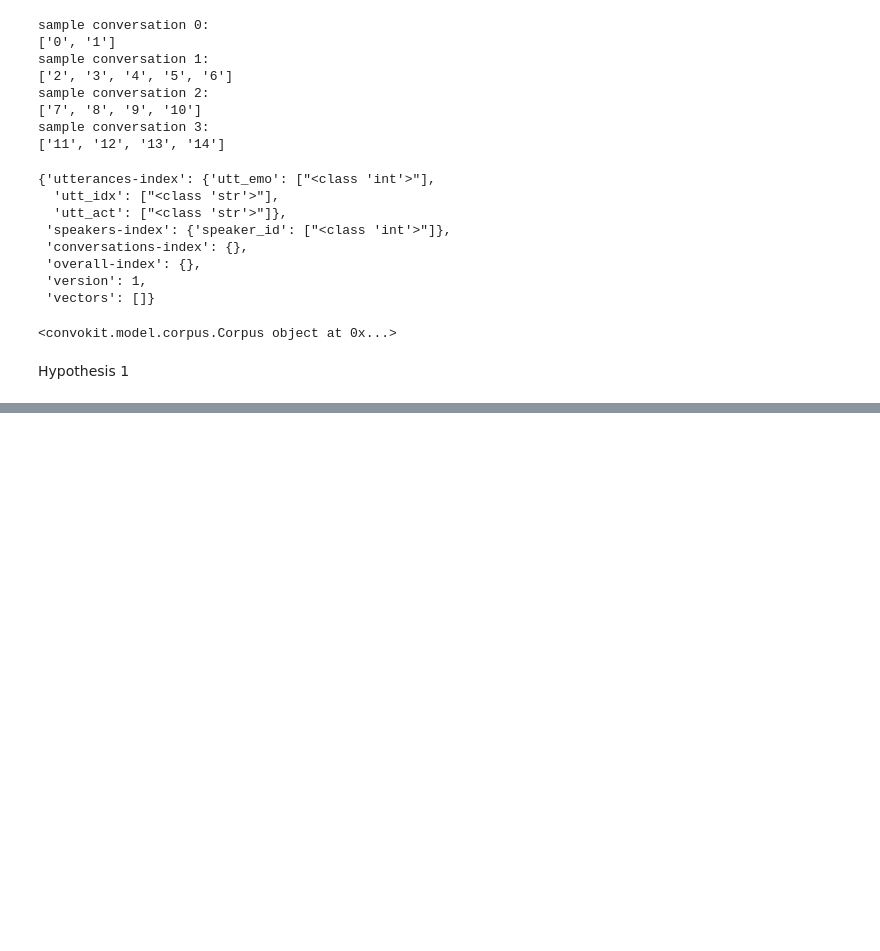
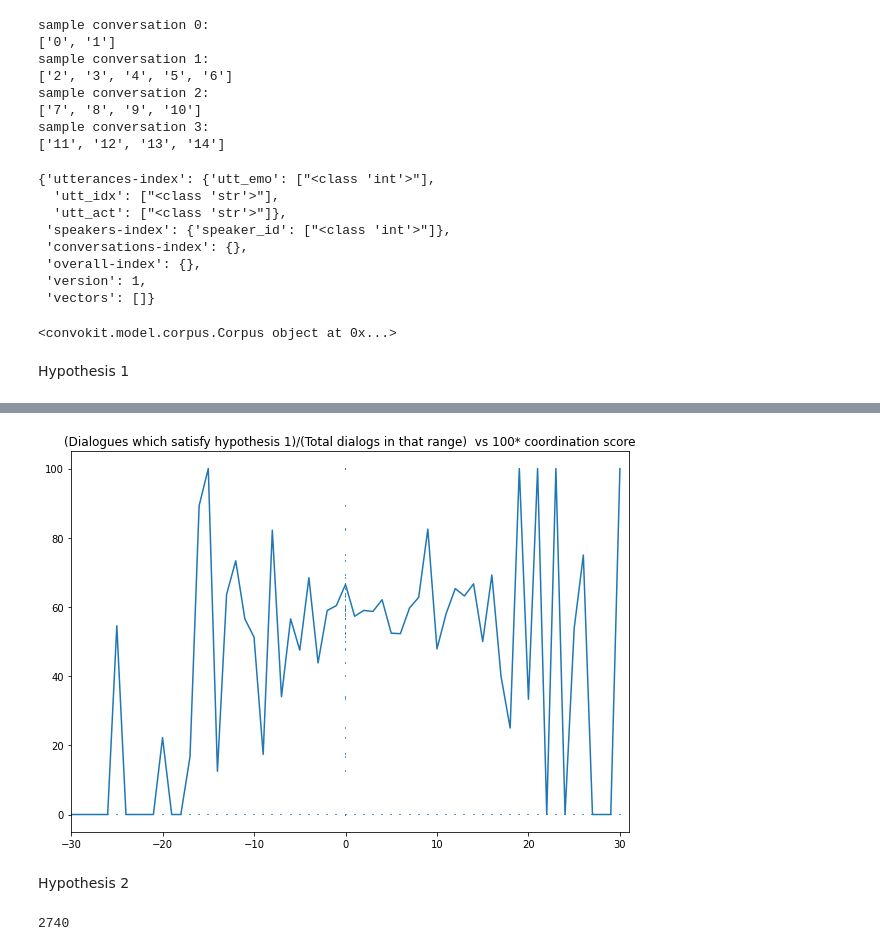
Before and after one commit to VinayakG2002/Coordination, a Jupyter notebook: Splitting_dataset.ipynb, the cells around one changed output, grey strips where cells are left out. Saved outputs shown, nothing was run; the diff lists cells and outputs as text; code cells hidden in the pictures; blank space fills up the shorter version.

```diff
--- a/Splitting_dataset.ipynb
+++ b/Splitting_dataset.ipynb
@@ -472,0 +676,58 @@ Hypothesis 1
+# %%
+#percentage wise in each coordination score range
+final_percentage_similar=[]
+for i in range(len(final_emotion_similar)):
+    if initial_emotions[i]!=0:
+        final_percentage_similar.append(100*final_emotion_similar[i]/initial_emotions[i])
+    else:
+        final_percentage_similar.append(0)
+# %%
+fig = plt.figure()
+ax = fig.add_subplot(1, 1, 1)
+ax.plot(x_axis, final_percentage_similar, color='tab:blue')
+xevents1 = EventCollection(x_axis, color='tab:blue', linelength=0.01)
+yevents1 = EventCollection(final_percentage_similar, color='tab:blue', linelength=0.01,orientation='vertical')
+ax.add_collection(xevents1)
+ax.add_collection(yevents1)
+ax.set_xlim([-30, 31])
+
+
+
+ax.set_title('(Dialogues which satisfy hypothesis 1)/(Total dialogs in that range)  vs 100* coordination score')
+plt.rcParams["figure.figsize"] = (10,7)
+plt.savefig('images/new_similar_percent.png')
+plt.show()
+# %% [output]
+[figure, added]
+# %% [markdown]
+Hypothesis 2
+# %%
+#a to b
+#initial= any emotion
+#final= negative emotion of any one speaker
+#print('Eventual emotion is same by what ratio if coordination of any one of the speakers is greater then 0.1 towards the other speaker:')
+hypo2_t=set()
+hypo2_q=set()
+initial_emotions_hypo2=[0]*61
+final_emotion_hypo2_negative=[0]*61
+speakera_to_speakerb=coord.summarize(corpus, speaker_a, speaker_b)
+for speakera, score in sorted(speakera_to_speakerb.averages_by_speaker().items(),
+    key=lambda x: x[1], reverse=False):
+    x=int(int(score*100)+30)
+    if int(speakera.id)%2==0:
+        emotion_speaker1=list_of_emotion[int(speakera.id)]
+        emotion_speaker2=list_of_emotion[int(speakera.id)+1]
+    else:
+        emotion_speaker1=list_of_emotion[int(speakera.id)]
+        emotion_speaker2=list_of_emotion[int(speakera.id)-1]
+    hypo2_t.add(int(speakera.id))
+    initial_emotions_hypo2[x]+=1
+    length1=len(emotion_speaker1)
+    length2=len(emotion_speaker2)
+    if length1>1:
+        if ((emotion_speaker1[length1-1]==0) or (emotion_speaker1[length1-1]==1) or (emotion_speaker1[length1-1]==2) or (emotion_speaker1[length1-1]==3) or (emotion_speaker1[length1-1]==5)) and ((emotion_speaker2[length2-1]==0) or emotion_speaker2[length2-1]==1 or emotion_speaker2[length2-1]==2 or emotion_speaker2[length2-1]==3 or emotion_speaker2[length2-1]==5):
+            hypo2_q.add(int(speakera.id))
+            final_emotion_hypo2_negative[x]+=1
+len(hypo2_t)
+# %% [output]
+2740
```
Also changed, not shown: parts of 16 cells of this notebook, 8 other files.
